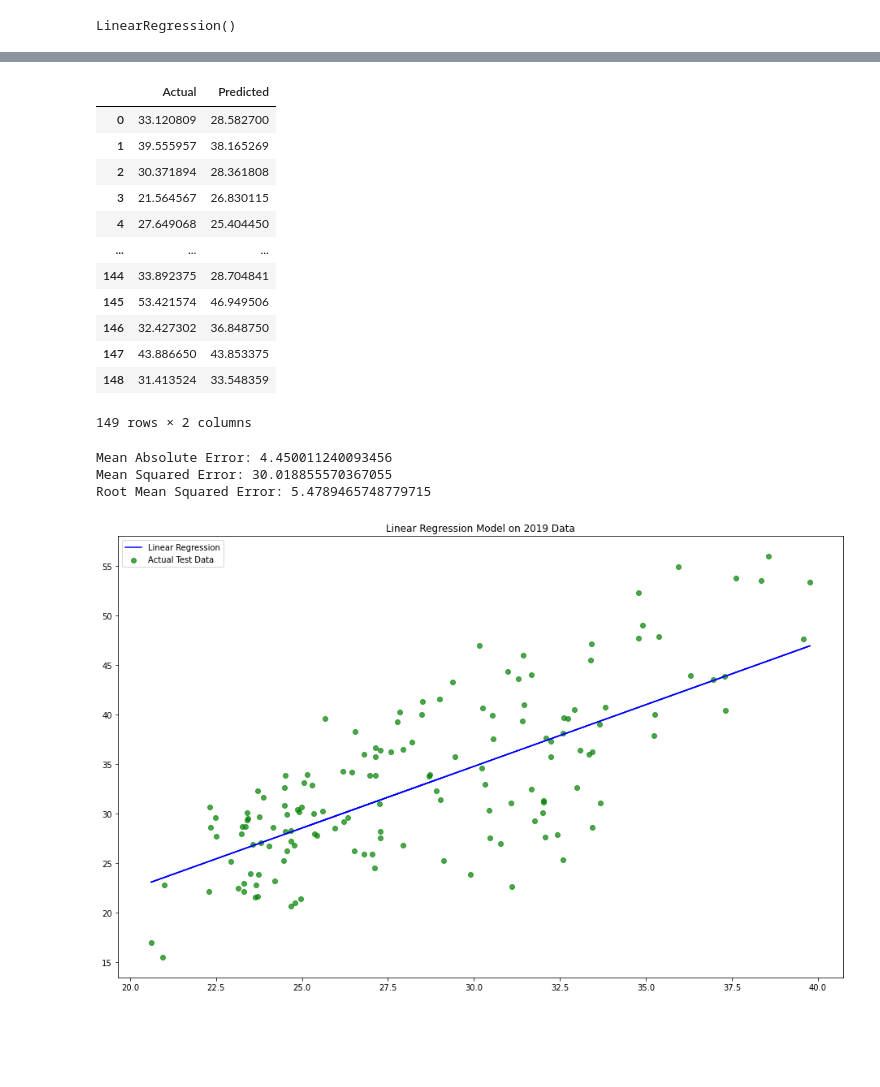
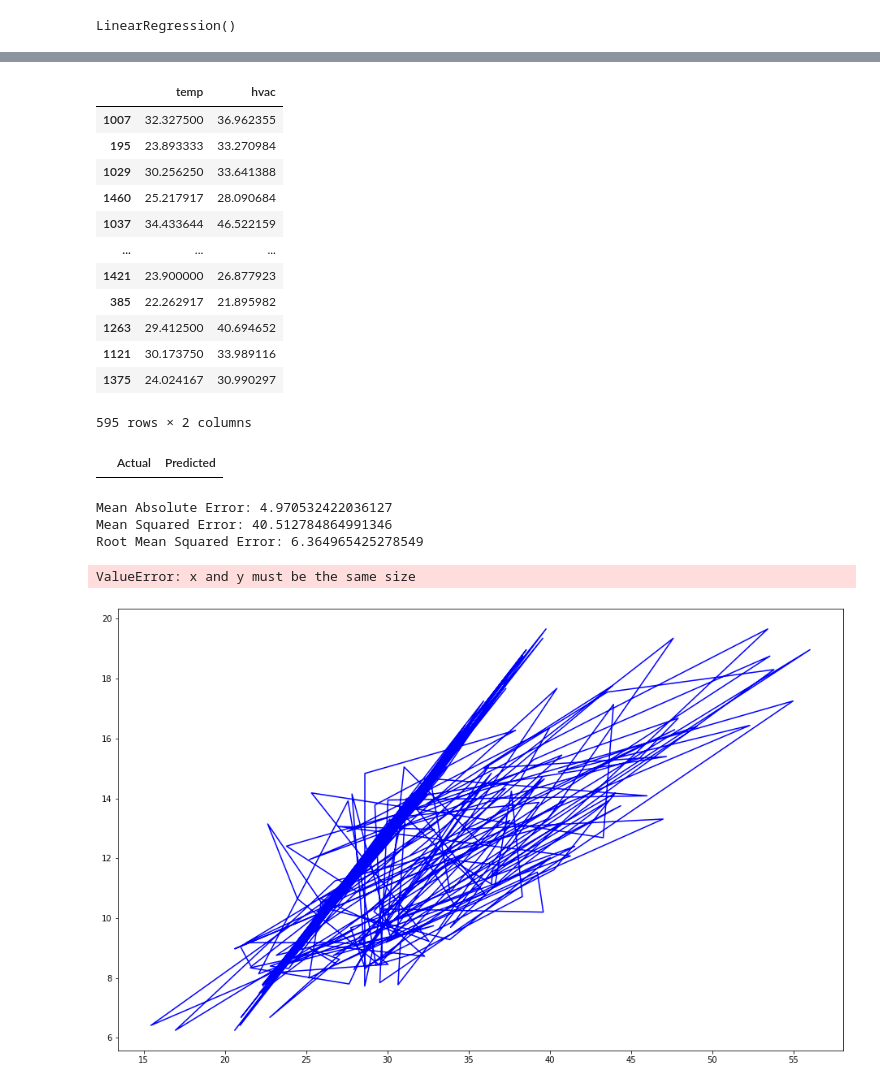
Before and after one commit to singhaniket98/Energy-Consumption-Prediction, a Jupyter notebook: src/linear-reg.ipynb, the cells around one changed output, grey strips where cells are left out. Drawn from its saved outputs; the diff is of its cells as text; code cells hidden in the pictures; blank space fills up the shorter version.

```diff
--- a/src/linear-reg.ipynb
+++ b/src/linear-reg.ipynb
@@ -177,6 +177,3 @@ dataFor2019.describe
 1495     23  29.030000  31.413524
 
 [744 rows x 3 columns]>
-# %%
-dataFor2018 = dataFor2018.drop(columns = ['hours'])
-dataFor2019 = dataFor2019.drop(columns = ['hours'])
@@ -214,3 +209,5 @@ y = dataFor2019.iloc[:, 1].values
+# %%
+X = dataFor2019[['temp','hvac']]
 # %%
 X
 # %% [output]
@@ -234,3 +227,5 @@ array([[23.86458333],
+# %%
+y = dataFor2019[['hours']]
 # %%
 y
 # %% [output]
@@ -284,28 +334,32 @@ y_pred = regressor.predict(X_test)
+# %%
+X_train
+# %% [output]
+|  | temp | hvac |
+| 1007 | 32.327500 | 36.962355 |
+| 195 | 23.893333 | 33.270984 |
+| 1029 | 30.256250 | 33.641388 |
+| 1460 | 25.217917 | 28.090684 |
+| 1037 | 34.433644 | 46.522159 |
+| ... | ... | ... |
+| 1421 | 23.900000 | 26.877923 |
+| 385 | 22.262917 | 21.895982 |
+| 1263 | 29.412500 | 40.694652 |
+| 1121 | 30.173750 | 33.989116 |
+| 1375 | 24.024167 | 30.990297 |
+595 rows × 2 columns
 # %%
-dataFor2019 = pd.DataFrame({'Actual': y_test, 'Predicted': y_pred})
+dataFor2019 = pd.DataFrame(columns = {'Actual': y_test, 'Predicted': y_pred})
 dataFor2019
 # %% [output]
 |  | Actual | Predicted |
-| 0 | 33.120809 | 28.582700 |
-| 1 | 39.555957 | 38.165269 |
-| 2 | 30.371894 | 28.361808 |
-| 3 | 21.564567 | 26.830115 |
-| 4 | 27.649068 | 25.404450 |
-| ... | ... | ... |
-| 144 | 33.892375 | 28.704841 |
-| 145 | 53.421574 | 46.949506 |
-| 146 | 32.427302 | 36.848750 |
-| 147 | 43.886650 | 43.853375 |
-| 148 | 31.413524 | 33.548359 |
-149 rows × 2 columns
 # %%
 print('Mean Absolute Error:', metrics.mean_absolute_error(y_test, y_pred))
 print('Mean Squared Error:', metrics.mean_squared_error(y_test, y_pred))
 print('Root Mean Squared Error:', np.sqrt(metrics.mean_squared_error(y_test, y_pred)))
 # %% [output]
-Mean Absolute Error: 4.450011240093456
-Mean Squared Error: 30.018855570367055
-Root Mean Squared Error: 5.4789465748779715
+Mean Absolute Error: 4.970532422036127
+Mean Squared Error: 40.512784864991346
+Root Mean Squared Error: 6.364965425278549
 # %%
 plt.plot(X_test, y_pred, label = "Linear Regression", color = 'b')
 plt.scatter(X_test,y_test,label ="Actual Test Data", color ='g', alpha = .7)
@@ -313,4 +367,5 @@ plt.title("Linear Regression Model on 2019 Data")
 plt.legend()
 plt.show()
 # %% [output]
+ValueError: x and y must be the same size
-[figure, old version]
+[figure, new version]
```
Also changed, not shown: parts of 22 cells of this notebook, 5 other files.
